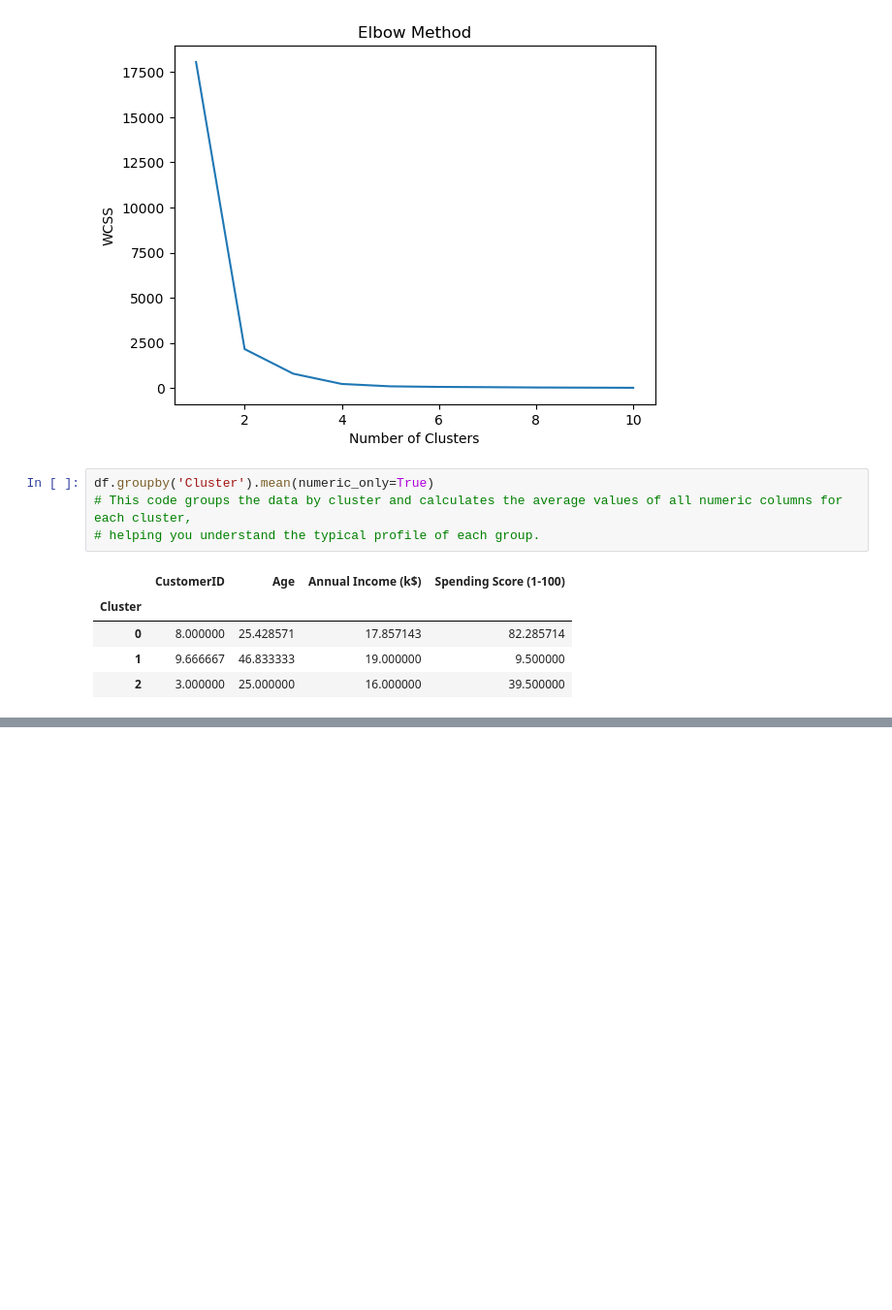
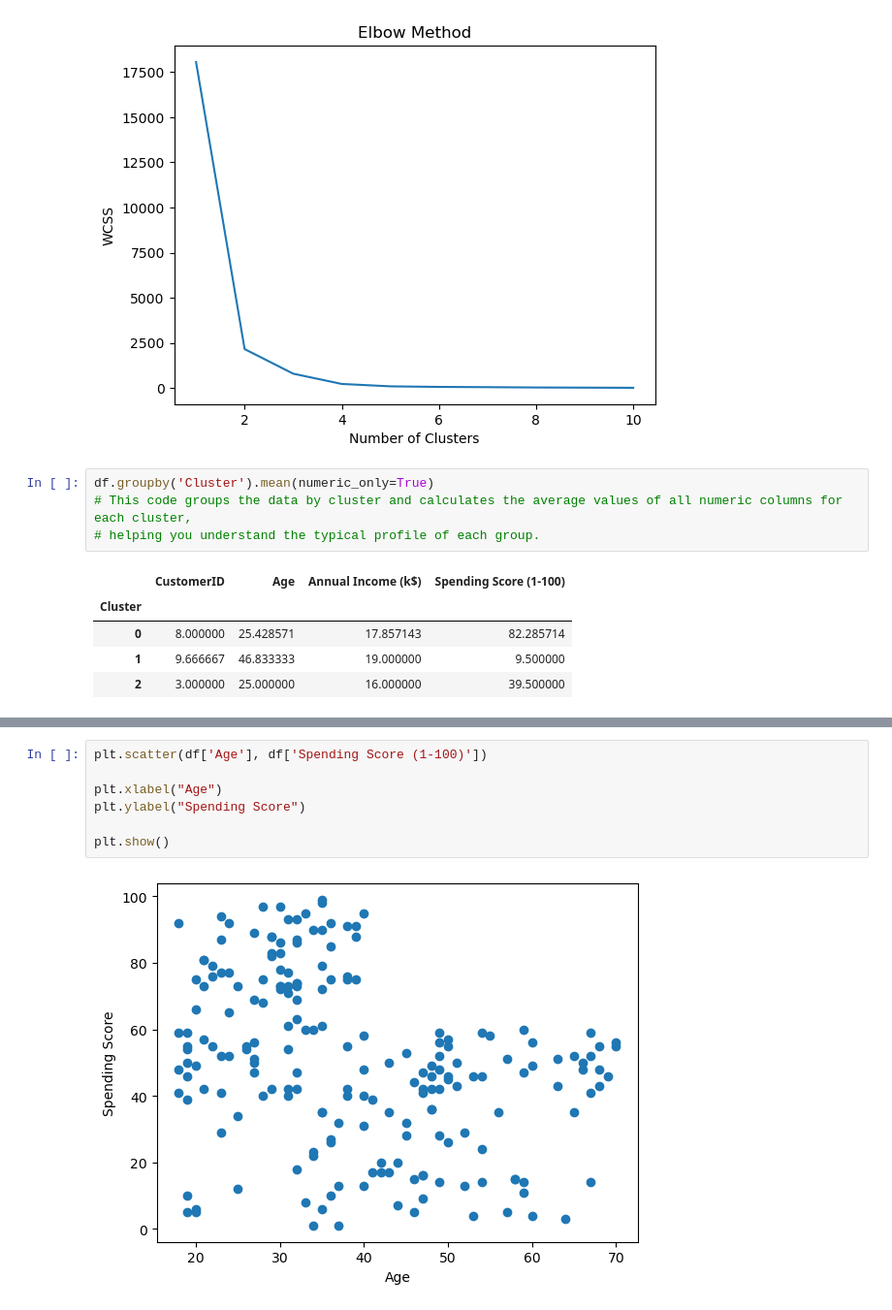
Before and after one commit to kalviumcommunity/S65-0226-CustomerSegmentation-Python-Pandas-RetailInsight, a Jupyter notebook: customer_segmentation.ipynb, the cells around one changed output, grey strips where cells are left out. Shown at 97% size. Drawn from its saved outputs; the diff is of its cells as text; blank space fills up the shorter version.

```diff
--- a/customer_segmentation.ipynb
+++ b/customer_segmentation.ipynb
@@ -116,0 +239,9 @@ Targeted suggestions]
+# %%
+plt.scatter(df['Age'], df['Spending Score (1-100)'])
+
+plt.xlabel("Age")
+plt.ylabel("Spending Score")
+
+plt.show()
+# %% [output]
+[figure, added]
```
Also changed, not shown: parts of 31 cells of this notebook, 10 other files.
